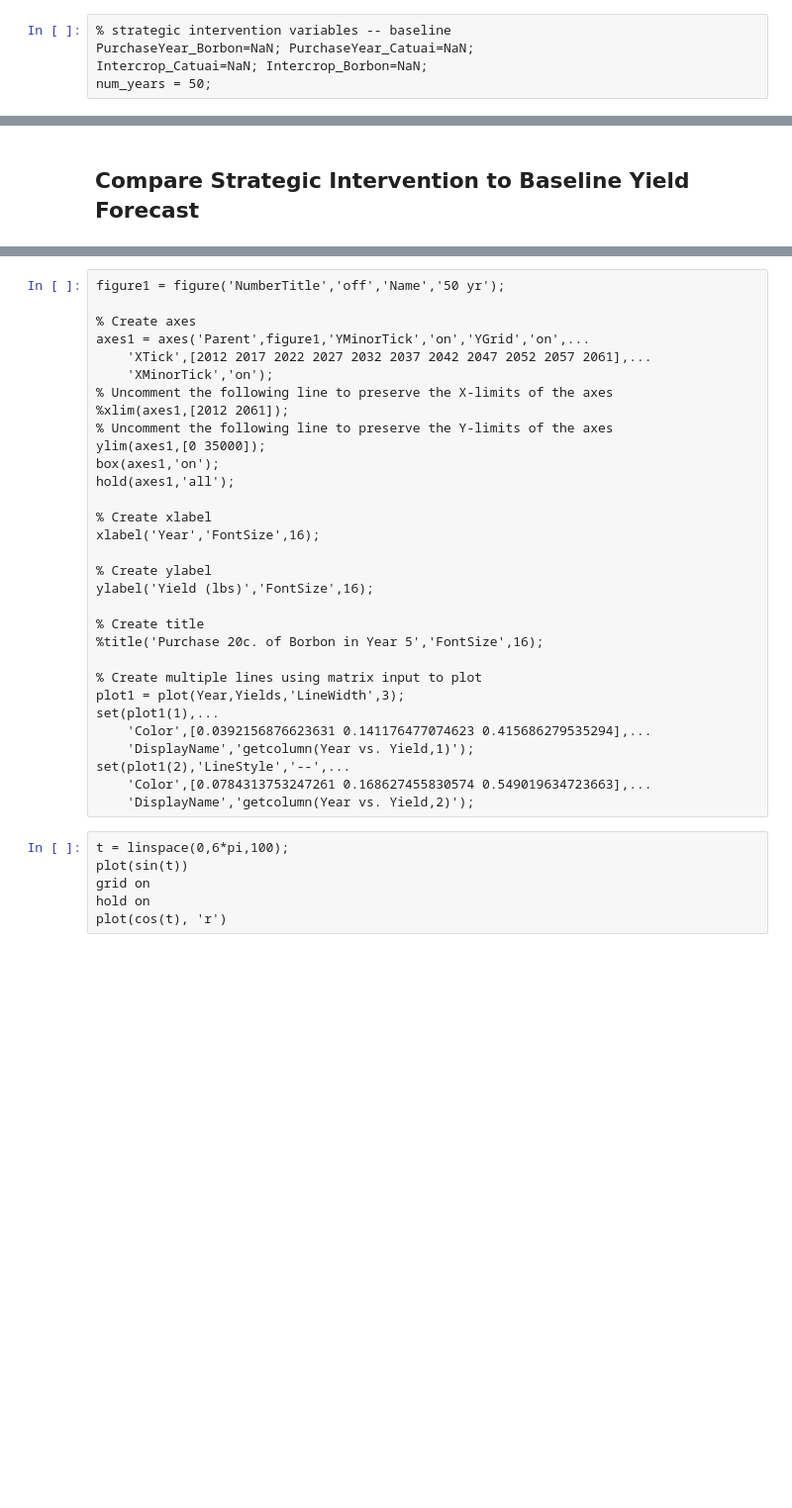
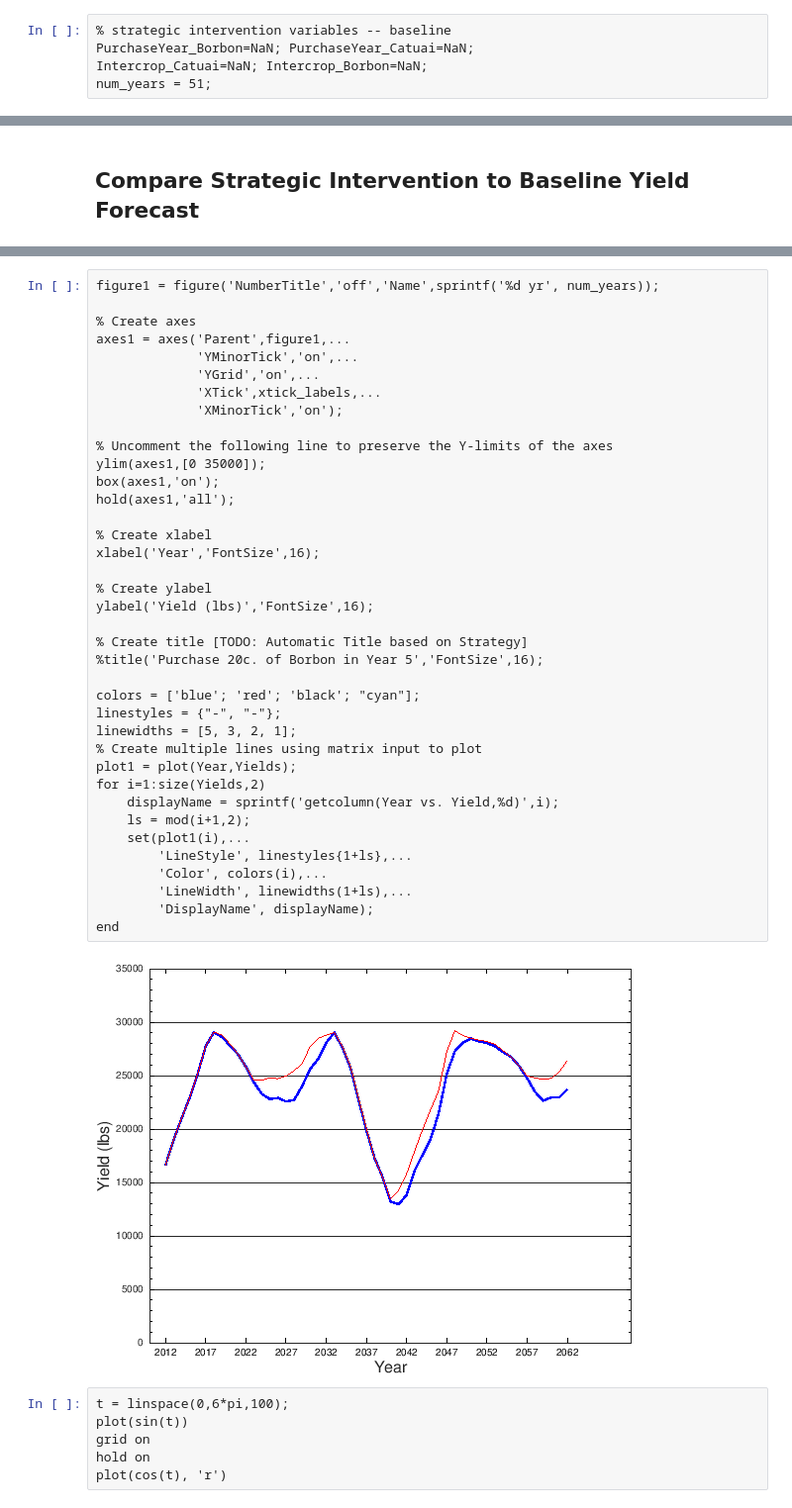
Before and after one commit to mindthegrow/cafelytics, a Jupyter notebook: index.ipynb, the cells around one changed output, grey strips where cells are left out. Shown: that part at 99% size. Cells and saved outputs as stored; diff of their text form; blank space fills up the shorter version.

Commit message:
plotting cleaned up in notebook

```diff
--- a/index.ipynb
+++ b/index.ipynb
@@ -15,7 +15,7 @@ Detected XLS interfaces: OpenJDK 64-Bit Server VM warning: Archived non-system c
 % strategic intervention variables -- baseline
 PurchaseYear_Borbon=NaN; PurchaseYear_Catuai=NaN;
 Intercrop_Catuai=NaN; Intercrop_Borbon=NaN;
-num_years = 50;
+num_years = 51;
 # %%
 % create baseline simulation
 [Year, Yield_Orig] = ProdSimulation(data, num_years, PurchaseYear_Borbon, PurchaseYear_Catuai, Intercrop_Catuai, Intercrop_Borbon);
@@ -58,34 +70,43 @@ xtick_labels =
 # %%
-figure1 = figure('NumberTitle','off','Name','50 yr');
+figure1 = figure('NumberTitle','off','Name',sprintf('%d yr', num_years));
 
 % Create axes
-axes1 = axes('Parent',figure1,'YMinorTick','on','YGrid','on',...
-    'XTick',[2012 2017 2022 2027 2032 2037 2042 2047 2052 2057 2061],...
-    'XMinorTick','on');
-% Uncomment the following line to preserve the X-limits of the axes
-%xlim(axes1,[2012 2061]);
+axes1 = axes('Parent',figure1,...
+             'YMinorTick','on',...
+             'YGrid','on',...
+             'XTick',xtick_labels,...
+             'XMinorTick','on');
+
 % Uncomment the following line to preserve the Y-limits of the axes
 ylim(axes1,[0 35000]);
 box(axes1,'on');
 hold(axes1,'all');
 
 % Create xlabel
 xlabel('Year','FontSize',16);
 
 % Create ylabel
 ylabel('Yield (lbs)','FontSize',16);
 
-% Create title
+% Create title [TODO: Automatic Title based on Strategy]
 %title('Purchase 20c. of Borbon in Year 5','FontSize',16);
 
+colors = ['blue'; 'red'; 'black'; "cyan"];
+linestyles = {"-", "-"};
+linewidths = [5, 3, 2, 1];
 % Create multiple lines using matrix input to plot
-plot1 = plot(Year,Yields,'LineWidth',3);
-set(plot1(1),...
-    'Color',[0.0392156876623631 0.141176477074623 0.415686279535294],...
-    'DisplayName','getcolumn(Year vs. Yield,1)');
-set(plot1(2),'LineStyle','--',...
-    'Color',[0.0784313753247261 0.168627455830574 0.549019634723663],...
-    'DisplayName','getcolumn(Year vs. Yield,2)');
+plot1 = plot(Year,Yields);
+for i=1:size(Yields,2)
+    displayName = sprintf('getcolumn(Year vs. Yield,%d)',i);
+    ls = mod(i+1,2);
+    set(plot1(i),...
+        'LineStyle', linestyles{1+ls},...
+        'Color', colors(i),...
+        'LineWidth', linewidths(1+ls),...
+        'DisplayName', displayName);
+end
+# %% [output]
+[figure, added]
 # %%
 t = linspace(0,6*pi,100);
 plot(sin(t))
```
Also changed, not shown: parts of 3 cells of this notebook.
